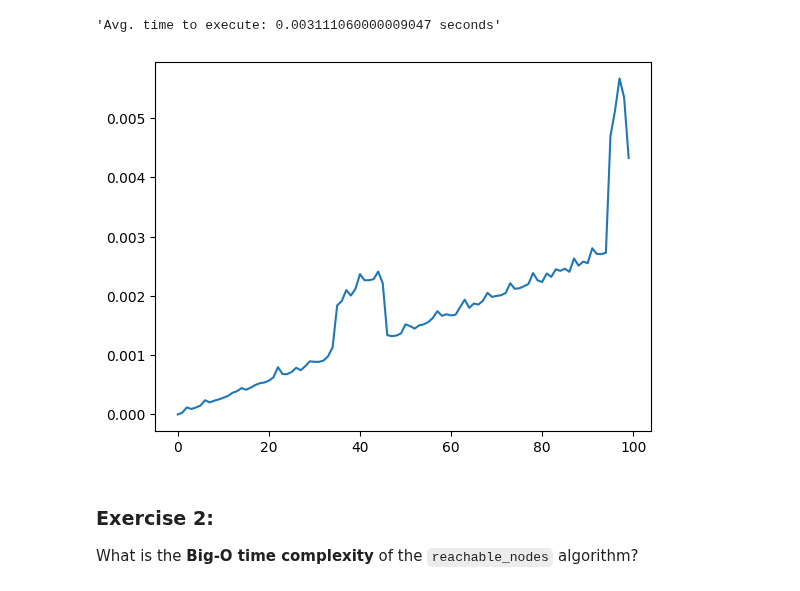
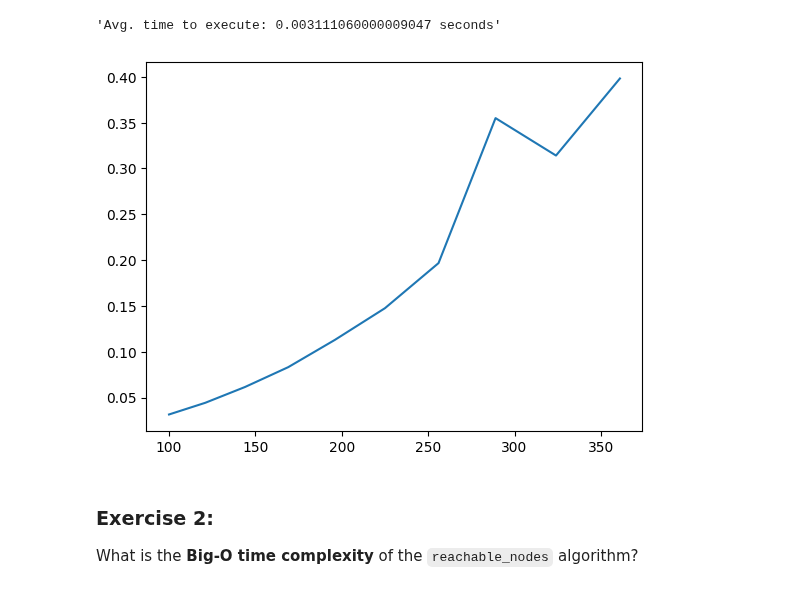
Before and after one commit to silentflame04/cap-comp215, a Jupyter notebook: labs/lab04-graphs.ipynb, the cells around one changed output. Saved outputs shown, nothing was run; the diff lists cells and outputs as text; code cells hidden in the pictures.

```diff
--- a/labs/lab04-graphs.ipynb
+++ b/labs/lab04-graphs.ipynb
@@ -127,16 +127,15 @@ f'Avg. time to execute: {seconds} seconds'
 # %%
 # Ex. 1 your code here...
 
-n = 100
 p = 0.2
 
-size = [runs for runs in range(0, 100, 1)]
-execution_times = [timeit(lambda: reachable_nodes(make_random_graph(n, p), 0), number=size[runs]) / len(size) for runs in range(len(size))]
+size = [runs**2 for runs in range(10, 20, 1)]
+execution_times = [timeit(lambda: reachable_nodes(make_random_graph(size[runs], p), 0), number=100) / len(size) for runs in range(len(size))]
 
 plt.plot(size, execution_times)
 plt.show()
 # %% [output]
-[figure, old version]
+[figure, new version]
 # %% [markdown]
 ### Exercise 2:
 What is the **Big-O time complexity** of the `reachable_nodes` algorithm?
```
Also changed, not shown: parts of 1 cell of this notebook.
